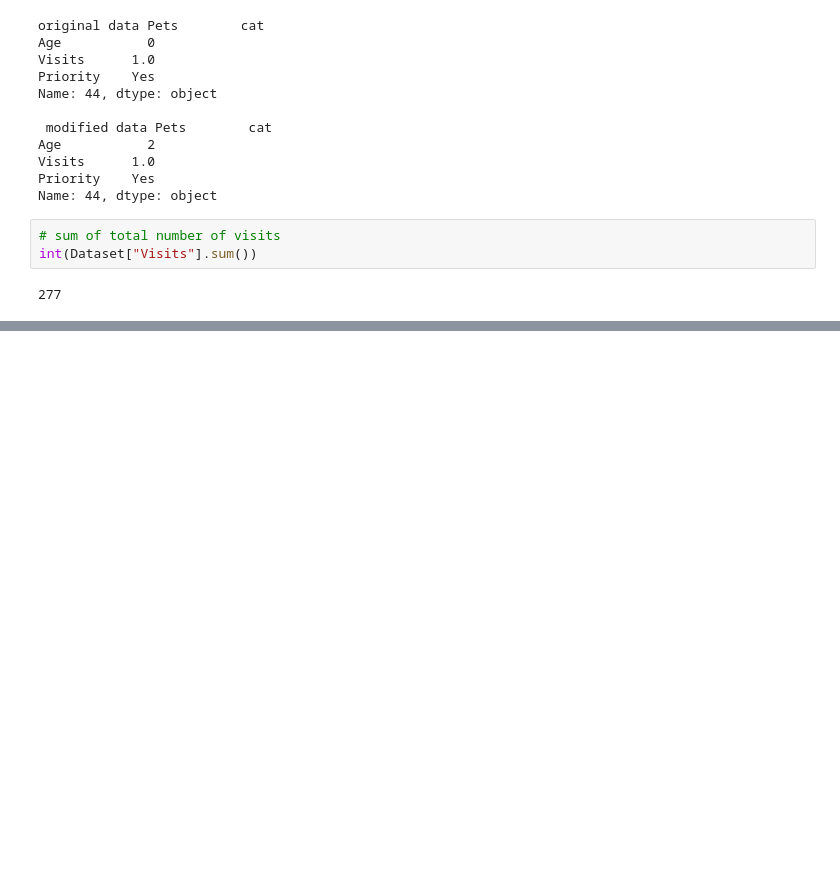
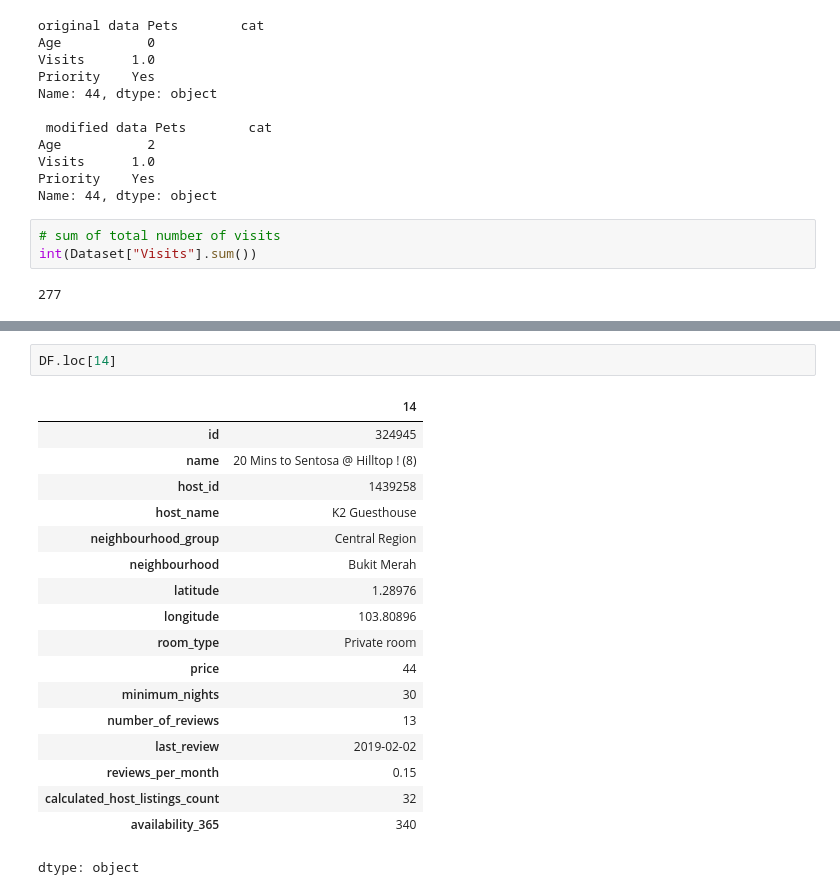
Before and after one commit to CodeBlue0001/data-analysis-Training, a Jupyter notebook: numpy.ipynb, the cells around one changed output, grey strips where cells are left out. Saved outputs shown, nothing was run; the diff lists cells and outputs as text; blank space fills up the shorter version.

```diff
--- a/numpy.ipynb
+++ b/numpy.ipynb
@@ -276,0 +348,21 @@ int(Dataset["Visits"].sum())
+# %%
+DF.loc[14]
+# %% [output]
+|  | 14 |
+| id | 324945 |
+| name | 20 Mins to Sentosa @ Hilltop ! (8) |
+| host_id | 1439258 |
+| host_name | K2 Guesthouse |
+| neighbourhood_group | Central Region |
+| neighbourhood | Bukit Merah |
+| latitude | 1.28976 |
+| longitude | 103.80896 |
+| room_type | Private room |
+| price | 44 |
+| minimum_nights | 30 |
+| number_of_reviews | 13 |
+| last_review | 2019-02-02 |
+| reviews_per_month | 0.15 |
+| calculated_host_listings_count | 32 |
+| availability_365 | 340 |
+dtype: object
```
Also changed, not shown: parts of 8 cells of this notebook.
